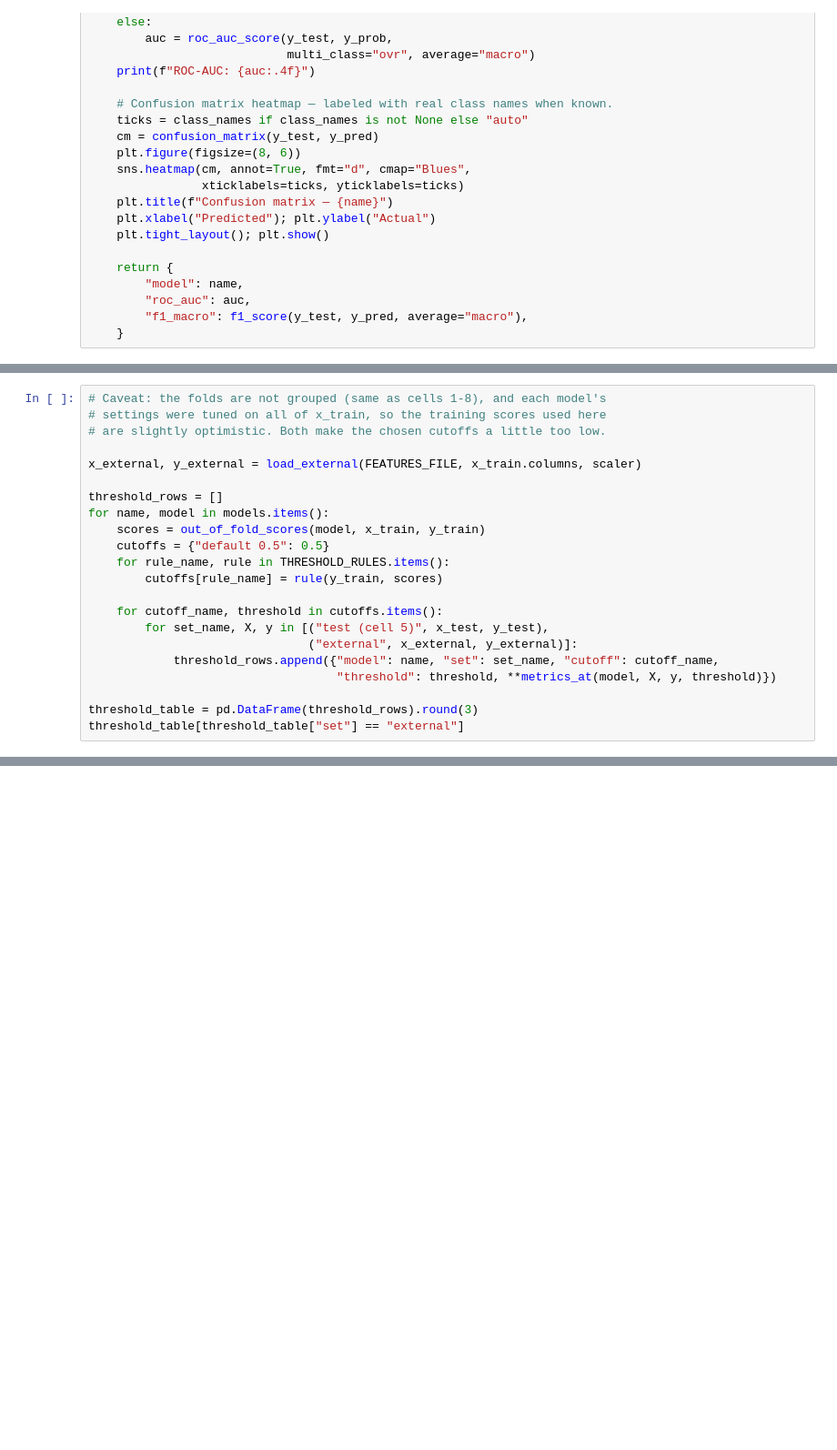
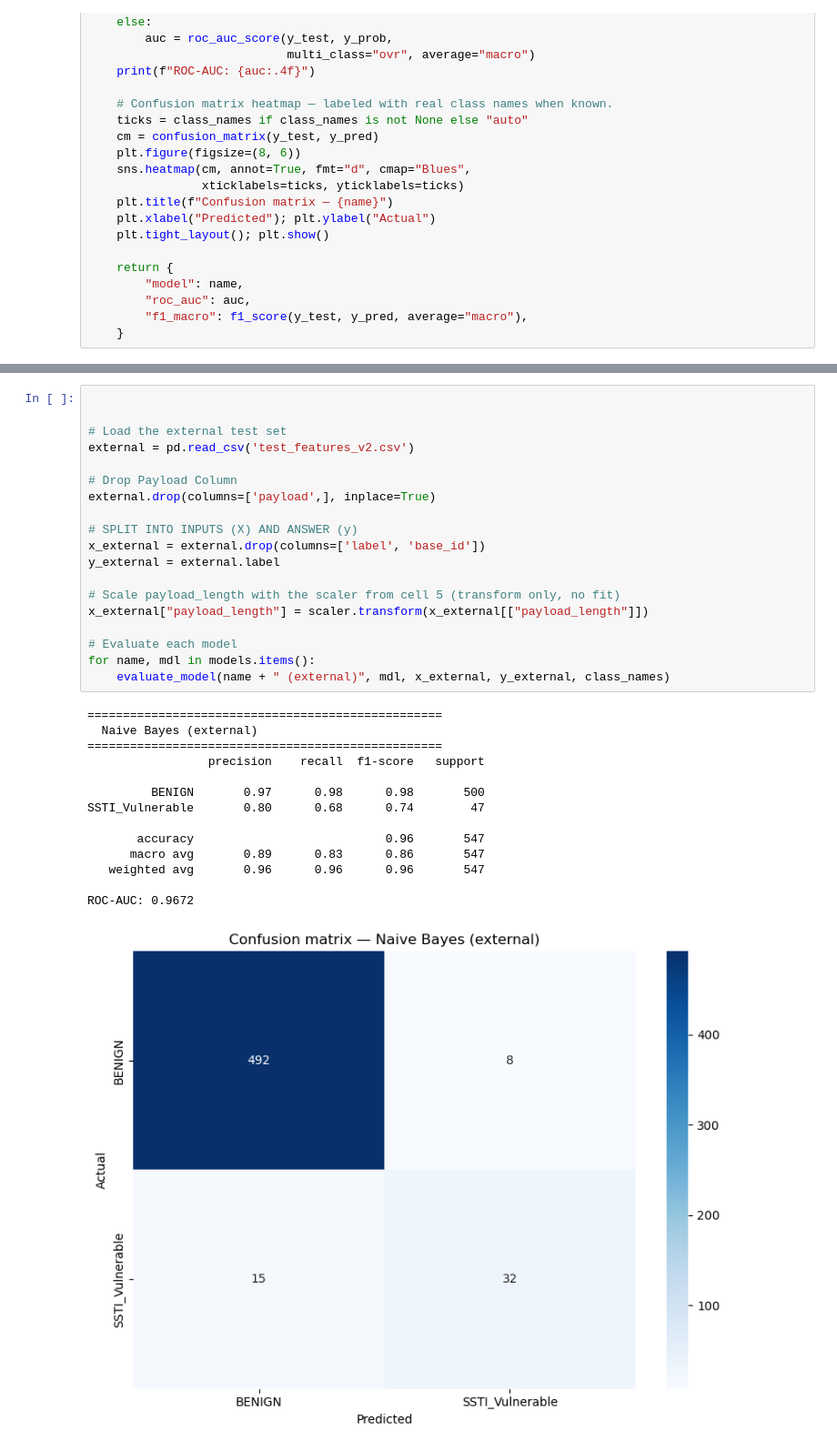
Before and after one commit to omarwhadidi/SSTI-detection-using-ML, a Jupyter notebook: model_evaluation/Model_evaluation.ipynb, the cells around one changed output, grey strips where cells are left out. Shown at 91% size. Cells and saved outputs as stored; diff of their text form; blank space fills up the shorter version.

```diff
--- a/model_evaluation/Model_evaluation.ipynb
+++ b/model_evaluation/Model_evaluation.ipynb
@@ -390,22 +397,0 @@ THRESHOLD_RULES = {
-# %%
-# Caveat: the folds are not grouped (same as cells 1-8), and each model's
-# settings were tuned on all of x_train, so the training scores used here
-# are slightly optimistic. Both make the chosen cutoffs a little too low.
-
-x_external, y_external = load_external(FEATURES_FILE, x_train.columns, scaler)
-
-threshold_rows = []
-for name, model in models.items():
-    scores = out_of_fold_scores(model, x_train, y_train)
-    cutoffs = {"default 0.5": 0.5}
-    for rule_name, rule in THRESHOLD_RULES.items():
-        cutoffs[rule_name] = rule(y_train, scores)
-
-    for cutoff_name, threshold in cutoffs.items():
-        for set_name, X, y in [("test (cell 5)", x_test, y_test),
-                               ("external", x_external, y_external)]:
-            threshold_rows.append({"model": name, "set": set_name, "cutoff": cutoff_name,
-                                   "threshold": threshold, **metrics_at(model, X, y, threshold)})
-
-threshold_table = pd.DataFrame(threshold_rows).round(3)
-threshold_table[threshold_table["set"] == "external"]
@@ -715,0 +400,34 @@ missed.sort_values("score").groupby("mechanism").head(3)[["mechanism", "score",
+# %%
+
+
+# Load the external test set
+external = pd.read_csv('test_features_v2.csv')
+
+# Drop Payload Column
+external.drop(columns=['payload',], inplace=True)
+
+# SPLIT INTO INPUTS (X) AND ANSWER (y)
+x_external = external.drop(columns=['label', 'base_id'])
+y_external = external.label
+
+# Scale payload_length with the scaler from cell 5 (transform only, no fit)
+x_external["payload_length"] = scaler.transform(x_external[["payload_length"]])
+
+# Evaluate each model
+for name, mdl in models.items():
+    evaluate_model(name + " (external)", mdl, x_external, y_external, class_names)
+# %% [output]
+==================================================
+  Naive Bayes (external)
+==================================================
+                 precision    recall  f1-score   support
+
+         BENIGN       0.97      0.98      0.98       500
+SSTI_Vulnerable       0.80      0.68      0.74        47
+
+       accuracy                           0.96       547
+      macro avg       0.89      0.83      0.86       547
+   weighted avg       0.96      0.96      0.96       547
+
+ROC-AUC: 0.9672
+[figure, added]
```
Also changed, not shown: parts of 56 cells of this notebook, 29 other files.
